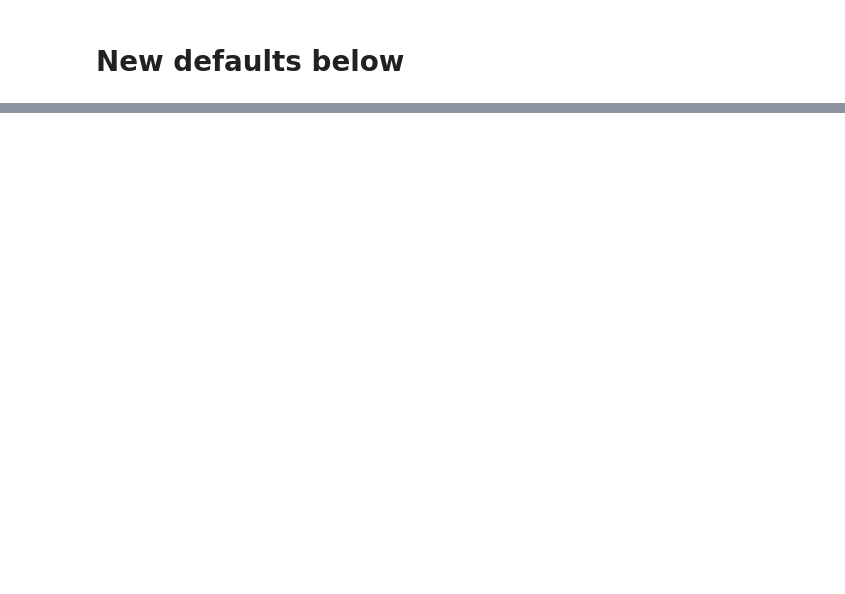
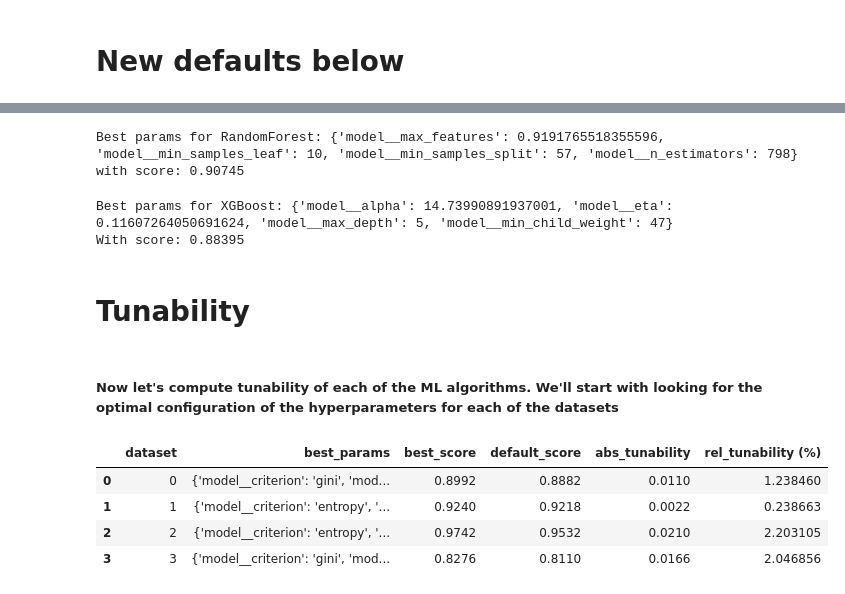
Before and after one commit to UserKrzysztof/AutoML-project1-tunability, a Jupyter notebook: code/first_approach.ipynb, the cells around one changed output, grey strips where cells are left out. Drawn from its saved outputs; the diff is of its cells as text; code cells hidden in the pictures; blank space fills up the shorter version.

Commit message:
Computing tunability of ML algorithms via RandomSearch

```diff
--- a/code/first_approach.ipynb
+++ b/code/first_approach.ipynb
@@ -200,9 +161,9 @@ for i, df in enumerate(history_datasets):
 # %% [markdown]
 # Reading history from csv
 # %%
-history_DecisionTree = pd.read_csv('../data/history_dataset_DecisionTree.csv')
-history_RandomForest = pd.read_csv('../data/history_dataset_RandomForest.csv')
-history_XGBoost = pd.read_csv('../data/history_dataset_XGBoost.csv')
+history_DecisionTree = pd.read_csv('../history/history_dataset_DecisionTree.csv')
+history_RandomForest = pd.read_csv('../history/history_dataset_RandomForest.csv')
+history_XGBoost = pd.read_csv('../history/history_dataset_XGBoost.csv')
 # %%
 history_DecisionTree.head()
 # %% [output]
@@ -247,9 +191,0 @@ with score: 0.8935500000000001
-# %%
-df = history_RandomForest
-df['params_str'] = df['params'].apply(lambda x: str(x))
-grouped_mean = df.groupby(['params_str'])['mean_test_score'].mean().reset_index()
-grouped_mean.sort_values(by='mean_test_score', ascending=False, inplace=True)
-best_params_RandomForest = grouped_mean.iloc[0, 0]
-best_params_RandomForest_score = grouped_mean.iloc[0, 1]
-print(f"Best params for RandomForest: {best_params_RandomForest}")
-print(f"with score: {best_params_RandomForest_score}")
@@ -259,9 +191,0 @@ with score: 0.90745
-# %%
-df = history_XGBoost
-df['params_str'] = df['params'].apply(lambda x: str(x))
-grouped_mean = df.groupby(['params_str'])['mean_test_score'].mean().reset_index()
-grouped_mean.sort_values(by='mean_test_score', ascending=False, inplace=True)
-best_params_XGBoost = grouped_mean.iloc[0, 0]
-best_params_XGBoost_score = grouped_mean.iloc[0, 1]
-print(f"Best params for XGBoost: {best_params_XGBoost}")
-print(f"With score: {best_params_XGBoost_score}")
@@ -270,0 +199,39 @@ With score: 0.88395
+# %%
+best_params_RandomForest, best_params_RandomForest_score = get_best_params_overall(history_RandomForest)
+print(f"Best params for RandomForest: {best_params_RandomForest}")
+print(f"with score: {best_params_RandomForest_score}")
+# %% [output]
+Best params for RandomForest: {'model__max_features': 0.9191765518355596, 'model__min_samples_leaf': 10, 'model__min_samples_split': 57, 'model__n_estimators': 798}
+with score: 0.90745
+# %%
+best_params_XGBoost, best_params_XGBoost_score = get_best_params_overall(history_XGBoost)
+print(f"Best params for XGBoost: {best_params_XGBoost}")
+print(f"With score: {best_params_XGBoost_score}")
+# %% [output]
+Best params for XGBoost: {'model__alpha': 14.73990891937001, 'model__eta': 0.11607264050691624, 'model__max_depth': 5, 'model__min_child_weight': 47}
+With score: 0.88395
+# %% [markdown]
+# Tunability
+# %% [markdown]
+##### Now let's compute tunability of each of the ML algorithms. We'll start with looking for the optimal configuration of the hyperparameters for each of the datasets
+# %%
+def get_best_params_per_dataset(df):
+    df['params_str'] = df['params'].apply(lambda x: str(x))
+    best_params_per_dataset = df.sort_values(['dataset', 'rank_test_score'], ascending=[True, True]).groupby('dataset').first().reset_index()
+    best_params_per_dataset.rename(columns={'params_str': 'best_params', 'mean_test_score': 'best_score'}, inplace=True)
+    best_params_per_dataset = best_params_per_dataset[['dataset', 'best_params', 'best_score']]
+    default_params, _ = get_best_params_overall(df)
+    score_for_default_params = df[df['params_str'] == default_params][['dataset', 'mean_test_score']].rename(columns={'mean_test_score': 'default_score'})
+    best_params_per_dataset = best_params_per_dataset.merge(score_for_default_params, on='dataset', how='left')
+    best_params_per_dataset['abs_tunability'] = best_params_per_dataset['best_score'] - best_params_per_dataset['default_score']
+    best_params_per_dataset['rel_tunability (%)'] = best_params_per_dataset['abs_tunability'] / best_params_per_dataset['default_score'] * 100
+    return best_params_per_dataset
+# %%
+best_params_per_dataset_DecisionTree = get_best_params_per_dataset(history_DecisionTree)
+best_params_per_dataset_DecisionTree
+# %% [output]
+|  | dataset | best_params | best_score | default_score | abs_tunability | rel_tunability (%) |
+| 0 | 0 | {'model__criterion': 'gini', 'mod... | 0.8992 | 0.8882 | 0.0110 | 1.238460 |
+| 1 | 1 | {'model__criterion': 'entropy', '... | 0.9240 | 0.9218 | 0.0022 | 0.238663 |
+| 2 | 2 | {'model__criterion': 'entropy', '... | 0.9742 | 0.9532 | 0.0210 | 2.203105 |
+| 3 | 3 | {'model__criterion': 'gini', 'mod... | 0.8276 | 0.8110 | 0.0166 | 2.046856 |
```
Also changed, not shown: parts of 16 cells of this notebook, 4 other files.
